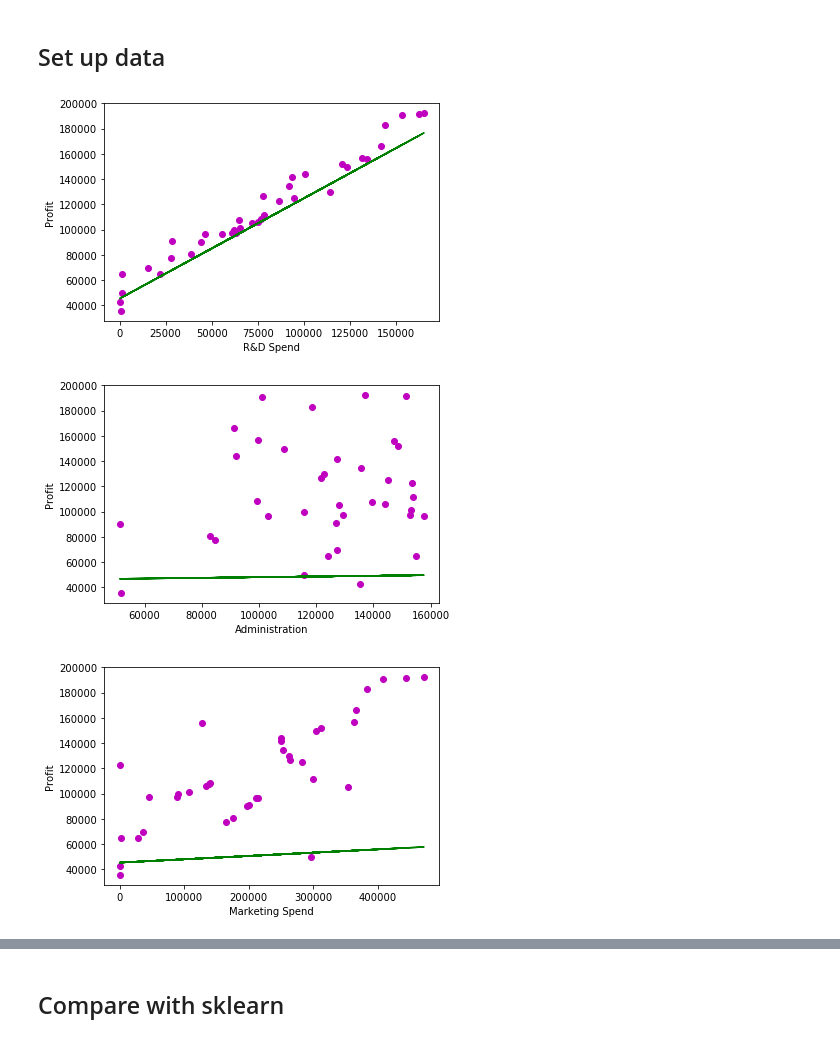
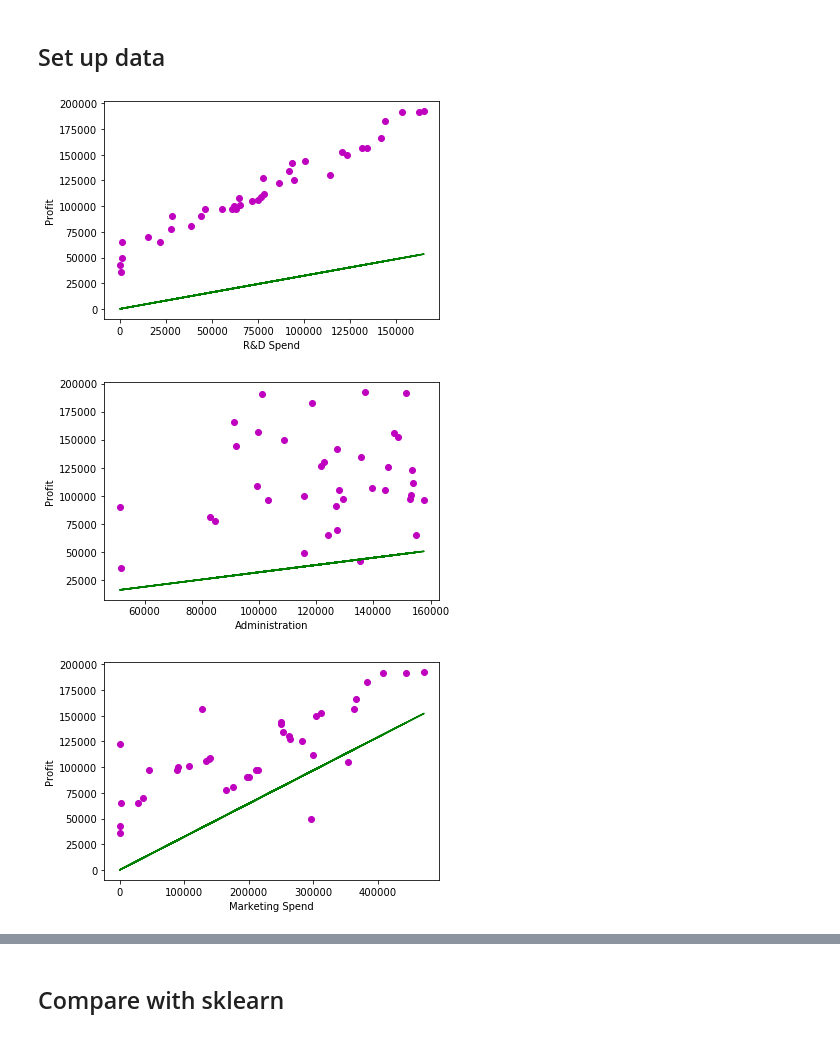
Before and after one commit to luisespriella9/ML-Algorithms, a Jupyter notebook: Linear Regression.ipynb, the cells around one changed output, grey strips where cells are left out. Cells and saved outputs as stored; diff of their text form; code cells hidden in the pictures.

Commit message:
implemented linear regression using gradient descent

```diff
--- a/Linear Regression.ipynb
+++ b/Linear Regression.ipynb
@@ -64,18 +64,26 @@ x_test = x_test.reset_index(drop=True)
 # %% [markdown]
 # Linear Regression
 # %%
+from random import random
+
 class LinearRegression:
-    def fit(self, x_train, y_train):
+    def fit(self, x_train, y_train, alpha = 0.01, iterations = 1000):
+        '''
+        using gradient descent for faster calculations
+        '''
         self.x_train = x_train
         self.y_train = y_train
         n = len(x_train)
         x_matrix_df = pd.DataFrame([1 for i in range(n)], columns=['b_0 index'])
+
         for col in x_train.columns:
             x_matrix_df[col] = x_train[col]
         x_matrix = x_matrix_df.to_numpy()
+
+        #Actual expensive function without gradient descent
         b_matrix = np.dot(np.dot(np.linalg.inv(np.dot(np.transpose(x_matrix), x_matrix)), np.transpose(x_matrix)), y_train)
-        self.b_matrix = b_matrix
-        return b_matrix
+        self.b_matrix = self.gradientDescent(x_matrix, y_train, [random()]*(len(x_train.columns)+1), alpha, iterations)
+        return self.b_matrix
 
     def plot_regression_line(self, y_label = 'Prediction'):
         for i in range(len(self.x_train.columns)):
@@ -92,5 +100,22 @@ class LinearRegression:
         for i in range(len(x_test.columns)):
             predictions += self.b_matrix[i+1]*x_test[x_test.columns[i]]
         return predictions
+
+    def gradientDescent(self, X, y, theta, alpha = 0.01, iterations = 1000):
+        cost_history = []
+        self.size = len(y)
+        XTrans = X.T
+        for i in range(iterations):
+            y_pred = np.dot(X, theta)
+            loss = y_pred - y
+            cost = self.cost(y_pred, y)
+            cost_history.append((cost, theta))
+            gradient = np.dot(XTrans, loss) / self.size
+            theta = theta - (alpha * gradient)
+        return min(cost_history, key = lambda t: t[0])[1]
+
+    def cost(self, predictions, results):
+        loss = predictions-results
+        return (1/(2*self.size))*np.sum(np.square(loss))
 # %%
 linearRegression = LinearRegression()
@@ -201,12 +226,12 @@ x_train = x_train.reset_index(drop=True)
 x_test = x_test.reset_index(drop=True)
 # %%
 linearRegression = LinearRegression()
-linearRegression.fit(x_train, y_train.values)
+linearRegression.fit(x_train, y_train.values, alpha = 0.07)
 linearRegression.plot_regression_line('Profit')
 # %% [output]
-[figure, old version]
+[figure, new version]
-[figure, old version]
+[figure, new version]
-[figure, old version]
+[figure, new version]
 # %%
 predictions = linearRegression.predict(x_test)
 # %%
```
Also changed, not shown: parts of 4 cells of this notebook.
